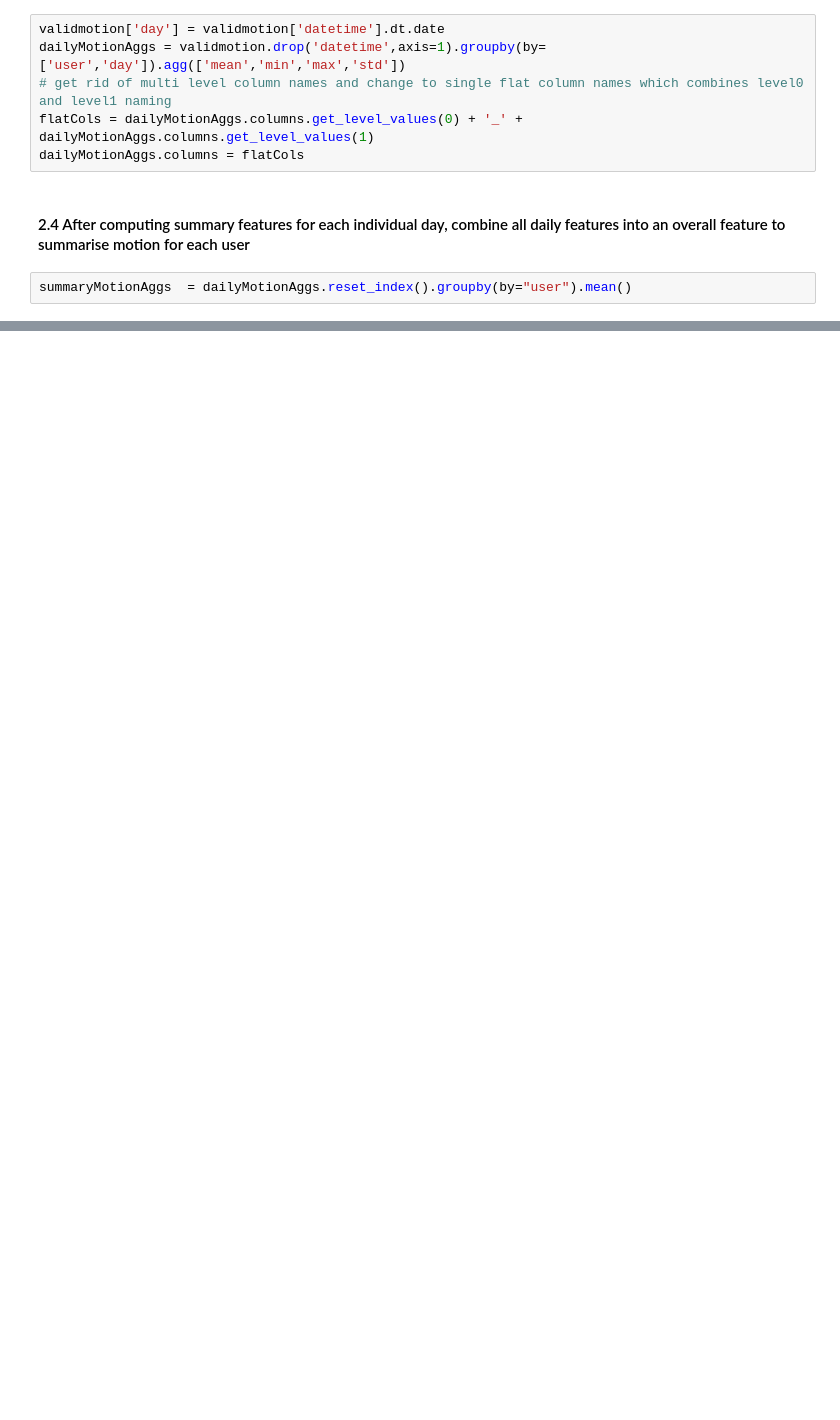
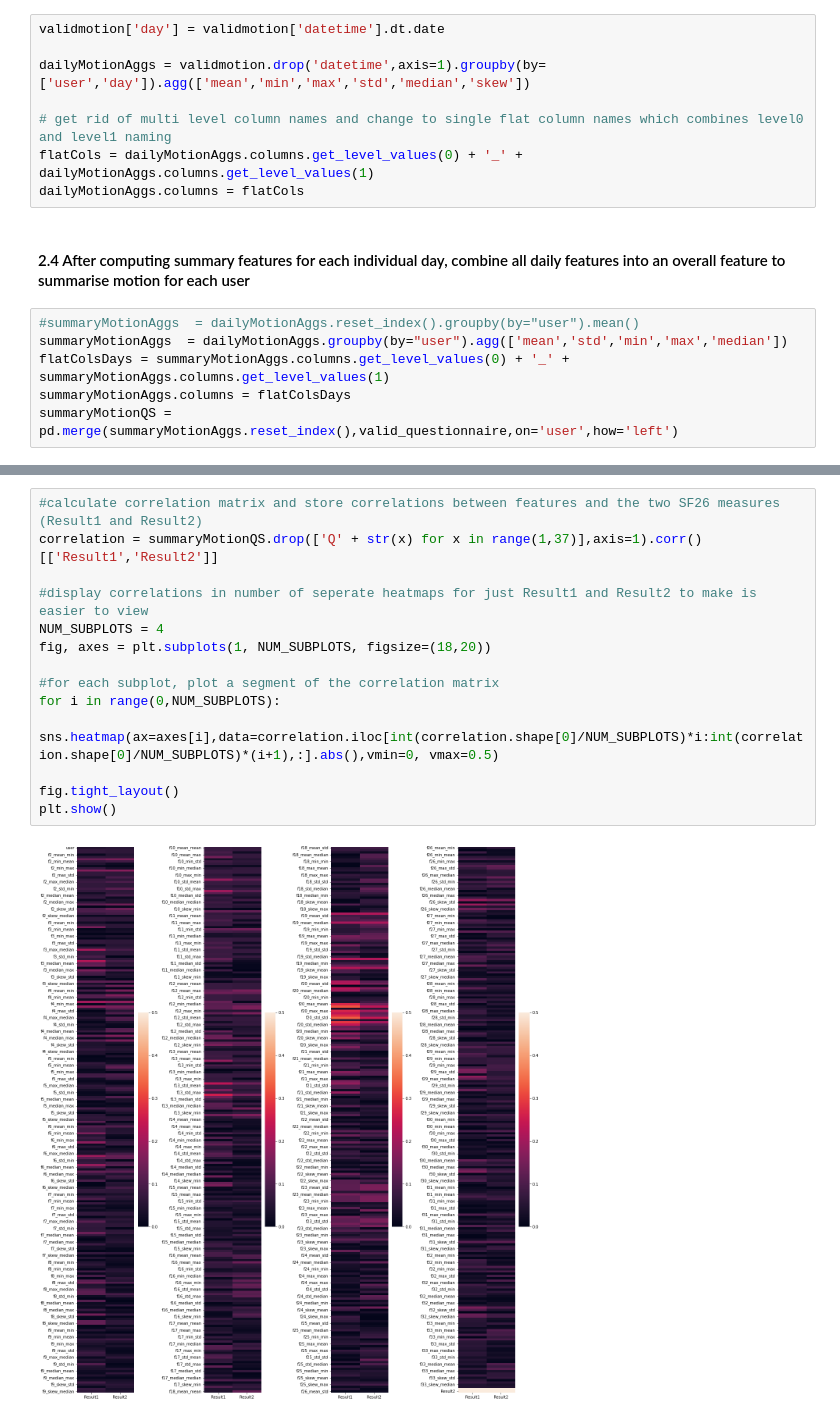
Before and after one commit to dnlkelly1/HealthPredict, a Jupyter notebook: dataCleaning.ipynb, the cells around one changed output, grey strips where cells are left out. Drawn from its saved outputs; the diff is of its cells as text; blank space fills up the shorter version.

Commit message:
Seperating basic file loading into MotionData class and adding further exploritory data analysis for motion data

```diff
--- a/dataCleaning.ipynb
+++ b/dataCleaning.ipynb
@@ -83,11 +37,17 @@ validmotion = pd.merge(validmotion_Users['user'],motion,on='user',how='left')
 #### 2.3 Group motion file by user and by day....allowing us to compute summary features of motion per day for each user
 # %%
 validmotion['day'] = validmotion['datetime'].dt.date
-dailyMotionAggs = validmotion.drop('datetime',axis=1).groupby(by=['user','day']).agg(['mean','min','max','std'])
+
+dailyMotionAggs = validmotion.drop('datetime',axis=1).groupby(by=['user','day']).agg(['mean','min','max','std','median','skew'])
+
 # get rid of multi level column names and change to single flat column names which combines level0 and level1 naming
 flatCols = dailyMotionAggs.columns.get_level_values(0) + '_' +  dailyMotionAggs.columns.get_level_values(1)
 dailyMotionAggs.columns = flatCols
 # %% [markdown]
 #### 2.4 After computing summary features for each individual day, combine all daily features into an overall feature to summarise motion for each user
 # %%
-summaryMotionAggs  = dailyMotionAggs.reset_index().groupby(by="user").mean()
+#summaryMotionAggs  = dailyMotionAggs.reset_index().groupby(by="user").mean()
+summaryMotionAggs  = dailyMotionAggs.groupby(by="user").agg(['mean','std','min','max','median'])
+flatColsDays = summaryMotionAggs.columns.get_level_values(0) + '_' +  summaryMotionAggs.columns.get_level_values(1)
+summaryMotionAggs.columns = flatColsDays
+summaryMotionQS = pd.merge(summaryMotionAggs.reset_index(),valid_questionnaire,on='user',how='left')
@@ -109,0 +57,16 @@ pd.merge(motionFeatures.reset_index(),valid_questionnaire,on='user',how='left')
+# %%
+#calculate correlation matrix and store correlations between features and the two SF26 measures (Result1 and Result2)
+correlation = summaryMotionQS.drop(['Q' + str(x) for x in range(1,37)],axis=1).corr()[['Result1','Result2']]
+
+#display correlations in number of seperate heatmaps for just Result1 and Result2 to make is easier to view
+NUM_SUBPLOTS = 4
+fig, axes = plt.subplots(1, NUM_SUBPLOTS, figsize=(18,20))
+
+#for each subplot, plot a segment of the correlation matrix
+for i in range(0,NUM_SUBPLOTS):
+    sns.heatmap(ax=axes[i],data=correlation.iloc[int(correlation.shape[0]/NUM_SUBPLOTS)*i:int(correlation.shape[0]/NUM_SUBPLOTS)*(i+1),:].abs(),vmin=0, vmax=0.5)
+
+fig.tight_layout()
+plt.show()
+# %% [output]
+[figure, added]
```
Also changed, not shown: parts of 10 cells of this notebook, 1 other file.
